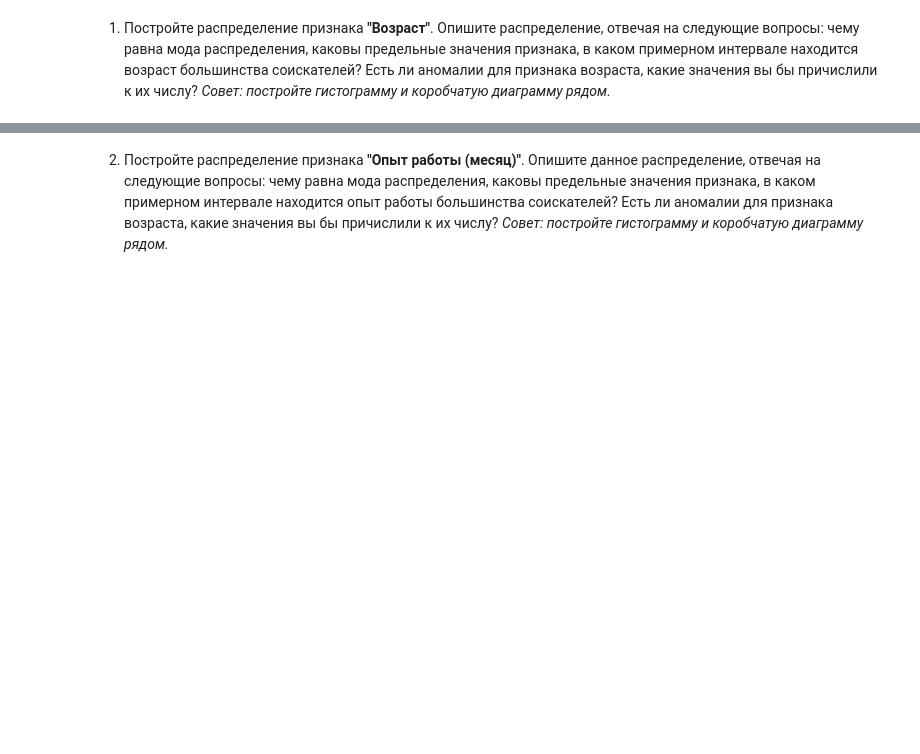
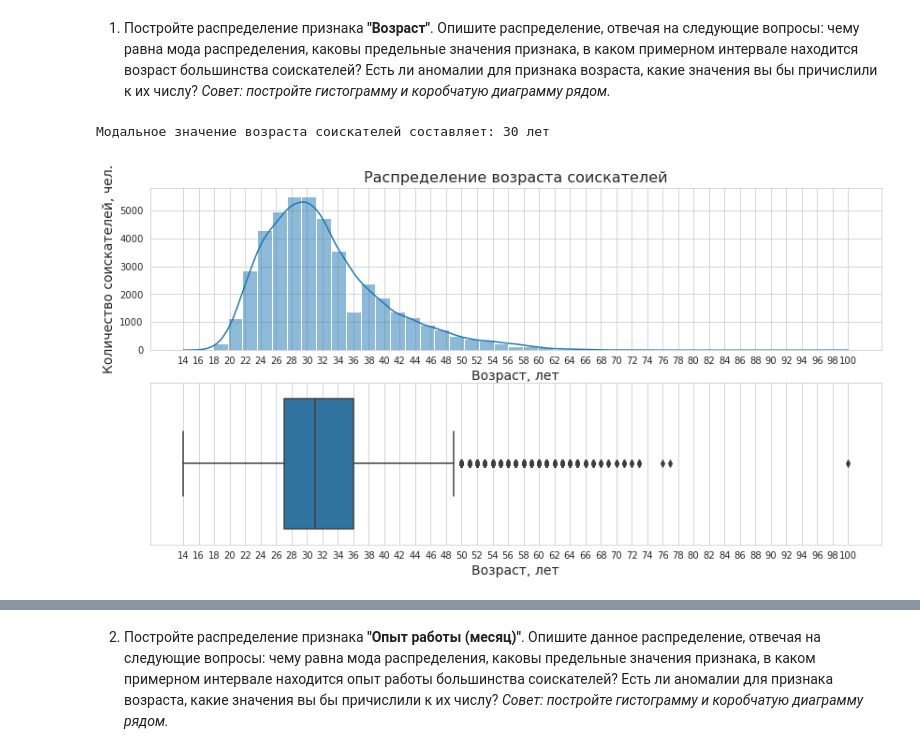
Before and after one commit to SergeyObukhov/sf_data_science, a Jupyter notebook: projekt_1/Project_1.ipynb, the cells around one changed output, grey strips where cells are left out. Saved outputs shown, nothing was run; the diff lists cells and outputs as text; code cells hidden in the pictures; blank space fills up the shorter version.

```diff
--- a/projekt_1/Project_1.ipynb
+++ b/projekt_1/Project_1.ipynb
@@ -518,7 +518,9 @@ hh_df = hh_data.merge(
 hh_df['close'] = hh_df['close'].fillna(1)
 hh_df['proportion'] = hh_df['proportion'].fillna(1)
 
+# создаём признак 'ЗП (руб)' и удаляем 'ЗП'
 hh_df['ЗП (руб)'] = hh_df['ЗП'] * hh_df['close'] / hh_df['proportion']
+hh_df.drop('ЗП', axis=1, inplace=True)
 
 # ответ на задание 3.6
 median_sallary = hh_df['ЗП (руб)'].median()
@@ -534,15 +529,0 @@ print(f'Медианная зарплата соискателей состав
-# %%
-hh_df = hh_data.merge(
-    exchange,
-    left_on=['валюта', 'Обновление резюме'],
-    right_on=['currency', 'date'],
-    how = 'left'
-)
-hh_df['close'] = hh_df['close'].fillna(1)
-hh_df['proportion'] = hh_df['proportion'].fillna(1)
-
-hh_df['ЗП (руб)'] = hh_df['ЗП'] * hh_df['close'] / hh_df['proportion']
-
-# ответ на задание 3.6
-median_sallary = hh_df['ЗП (руб)'].median()
-print(f'Медианная зарплата соискателей составляет {round(median_sallary/1000)} тысяч рублей')
@@ -557,5 +533,35 @@ print(f'Медианная зарплата соискателей состав
 1. Постройте распределение признака **"Возраст"**. Опишите распределение, отвечая на следующие вопросы: чему равна мода распределения, каковы предельные значения признака, в каком примерном интервале находится возраст большинства соискателей? Есть ли аномалии для признака возраста, какие значения вы бы причислили к их числу?
 *Совет: постройте гистограмму и коробчатую диаграмму рядом.*
 # %%
-# ваш код здесь
+sns.set_style('whitegrid')
+
+fig, axes = plt.subplots(nrows=2, ncols=1, figsize=(14,7))
+axes[0].set_title('Распределение возраста соискателей', fontsize=16);
+hist1 = sns.histplot(
+    data=hh_df,
+    x='Возраст',
+    bins=45,
+    kde=True,
+    ax=axes[0]
+);
+hist1.set_xlabel('Возраст, лет', fontsize=14);
+hist1.set_ylabel('Количество соискателей, чел.', fontsize=14);
+hist1.set_xticks(range(14,102,2));
+
+boxplot1 = sns.boxplot(
+    data=hh_df,
+    x='Возраст',
+    orient='h',
+    width=0.8,
+    ax=axes[1]
+);
+boxplot1.set_xlabel('Возраст, лет', fontsize=14);
+boxplot1.set_xticks(range(14,102,2));
+
+# ответ на задание 4.1
+age_mode = hh_df['Возраст'].mode()[0]
+print(f'Модальное значение возраста соискателей составляет: {age_mode} лет')
+# %% [output]
+Модальное значение возраста соискателей составляет: 30 лет
+[figure, added]
 # %% [markdown]
```
Also changed, not shown: parts of 6 cells of this notebook.
